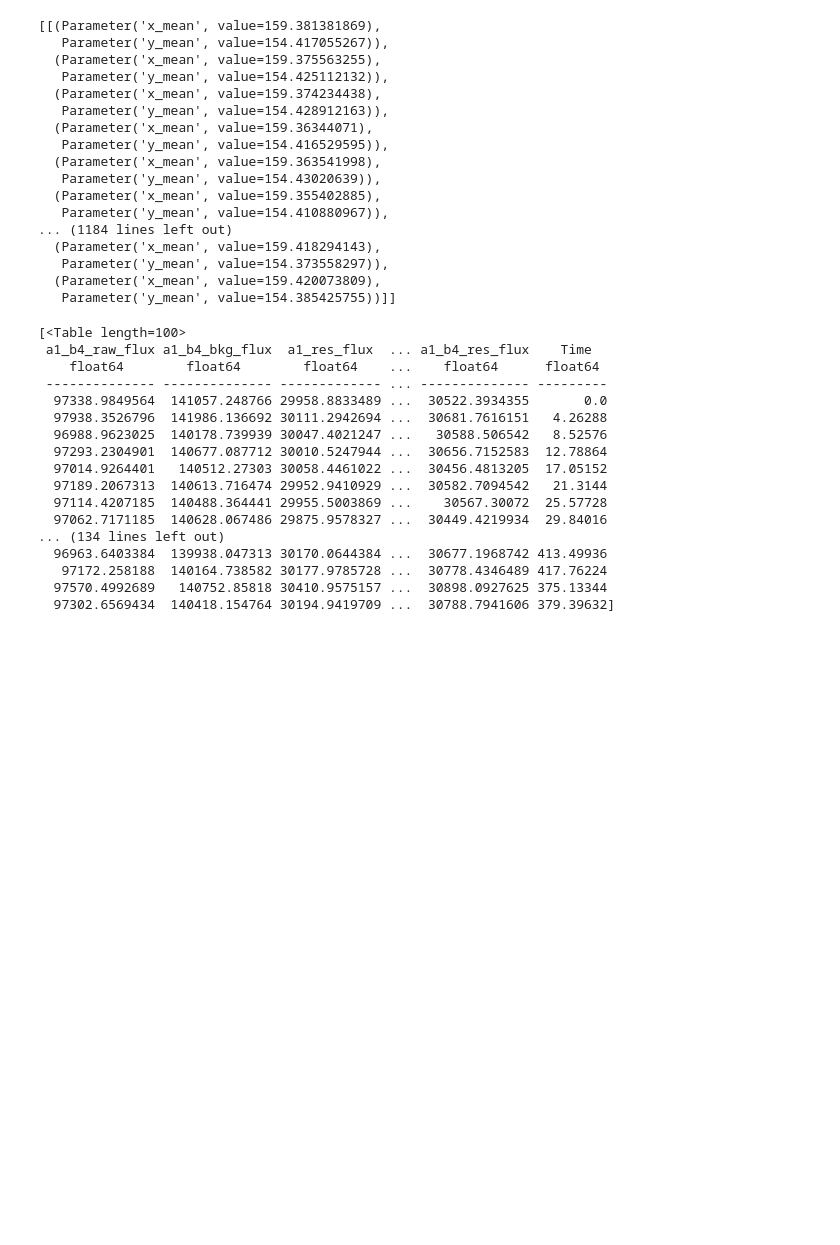
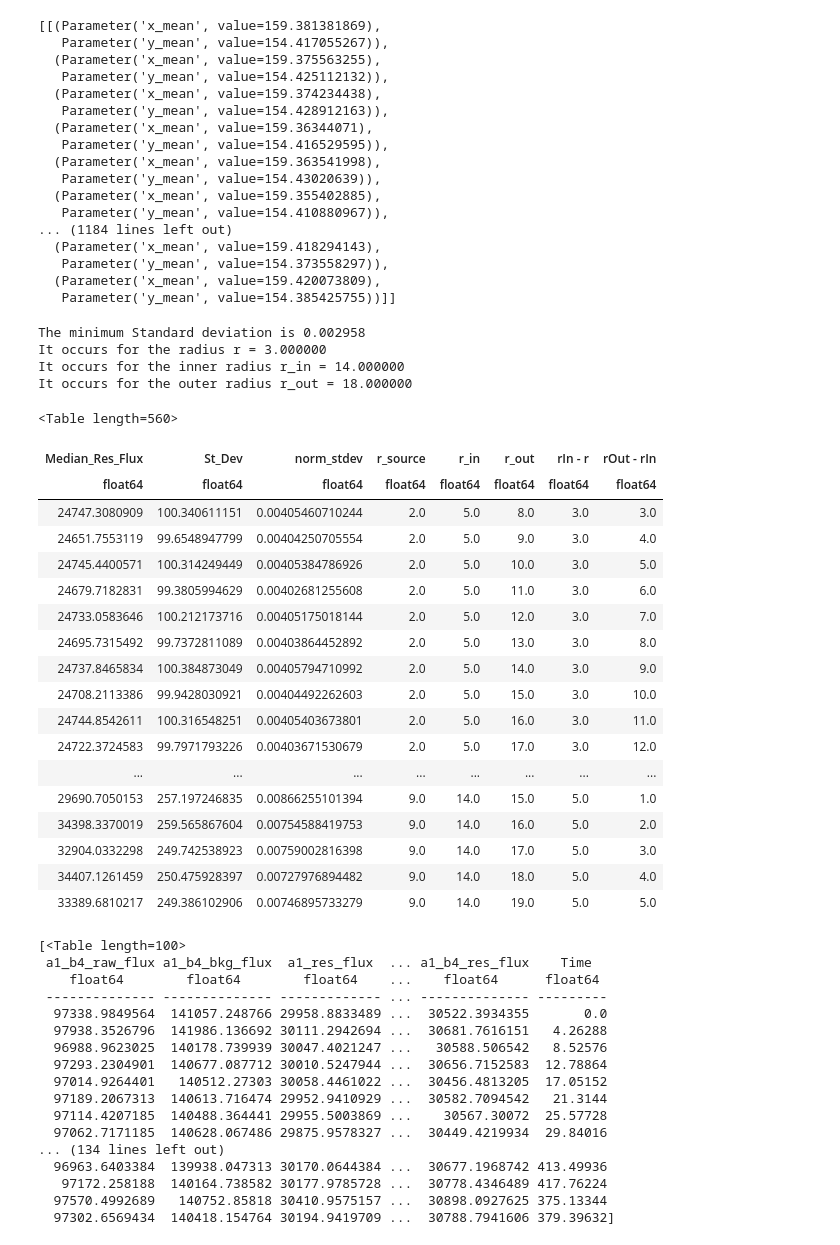
Before and after one commit to rafia37/NIRCam-data-analysis, a Jupyter notebook: Analyzing In-focus data.ipynb, the cells around one changed output. Cells and saved outputs as stored; diff of their text form; code cells hidden in the pictures; blank space fills up the shorter version.

```diff
--- a/Analyzing In-focus data.ipynb
+++ b/Analyzing In-focus data.ipynb
@@ -344,3 +342,31 @@ b4_centers_red2
    Parameter('y_mean', value=154.373558297)),
   (Parameter('x_mean', value=159.420073809),
    Parameter('y_mean', value=154.385425755))]]
+# %%
+focused_rt = rl.radius_testing(a1_centers_red2[0], 2, 10, 1, 5, 15, 1, 8, 20, 1, a1_files_red[0],
+                                red_files = True, rf_slope = True)
+focused_rt
+# %% [output]
+The minimum Standard deviation is 0.002958
+It occurs for the radius r = 3.000000
+It occurs for the inner radius r_in = 14.000000
+It occurs for the outer radius r_out = 18.000000
+<Table length=560>
+| Median_Res_Flux | St_Dev | norm_stdev | r_source | r_in | r_out | rIn - r | rOut - rIn |
+| float64 | float64 | float64 | float64 | float64 | float64 | float64 | float64 |
+| 24747.3080909 | 100.340611151 | 0.00405460710244 | 2.0 | 5.0 | 8.0 | 3.0 | 3.0 |
+| 24651.7553119 | 99.6548947799 | 0.00404250705554 | 2.0 | 5.0 | 9.0 | 3.0 | 4.0 |
+| 24745.4400571 | 100.314249449 | 0.00405384786926 | 2.0 | 5.0 | 10.0 | 3.0 | 5.0 |
+| 24679.7182831 | 99.3805994629 | 0.00402681255608 | 2.0 | 5.0 | 11.0 | 3.0 | 6.0 |
+| 24733.0583646 | 100.212173716 | 0.00405175018144 | 2.0 | 5.0 | 12.0 | 3.0 | 7.0 |
+| 24695.7315492 | 99.7372811089 | 0.00403864452892 | 2.0 | 5.0 | 13.0 | 3.0 | 8.0 |
+| 24737.8465834 | 100.384873049 | 0.00405794710992 | 2.0 | 5.0 | 14.0 | 3.0 | 9.0 |
+| 24708.2113386 | 99.9428030921 | 0.00404492262603 | 2.0 | 5.0 | 15.0 | 3.0 | 10.0 |
+| 24744.8542611 | 100.316548251 | 0.00405403673801 | 2.0 | 5.0 | 16.0 | 3.0 | 11.0 |
+| 24722.3724583 | 99.7971793226 | 0.00403671530679 | 2.0 | 5.0 | 17.0 | 3.0 | 12.0 |
+| ... | ... | ... | ... | ... | ... | ... | ... |
+| 29690.7050153 | 257.197246835 | 0.00866255101394 | 9.0 | 14.0 | 15.0 | 5.0 | 1.0 |
+| 34398.3370019 | 259.565867604 | 0.00754588419753 | 9.0 | 14.0 | 16.0 | 5.0 | 2.0 |
+| 32904.0332298 | 249.742538923 | 0.00759002816398 | 9.0 | 14.0 | 17.0 | 5.0 | 3.0 |
+| 34407.1261459 | 250.475928397 | 0.00727976894482 | 9.0 | 14.0 | 18.0 | 5.0 | 4.0 |
+| 33389.6810217 | 249.386102906 | 0.00746895733279 | 9.0 | 14.0 | 19.0 | 5.0 | 5.0 |
```
Also changed, not shown: parts of 11 cells of this notebook, 18 other files.
